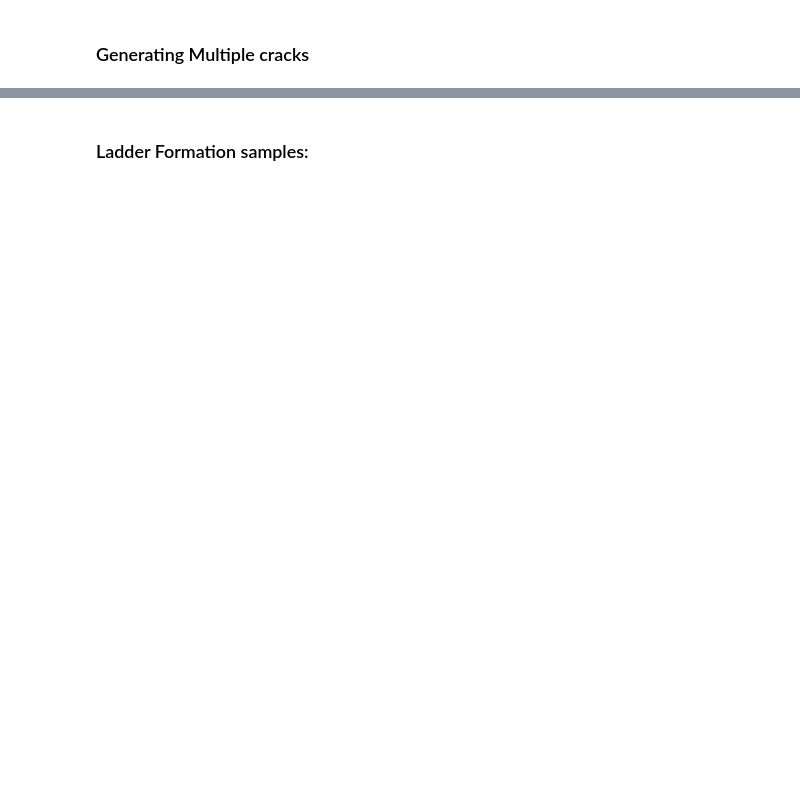
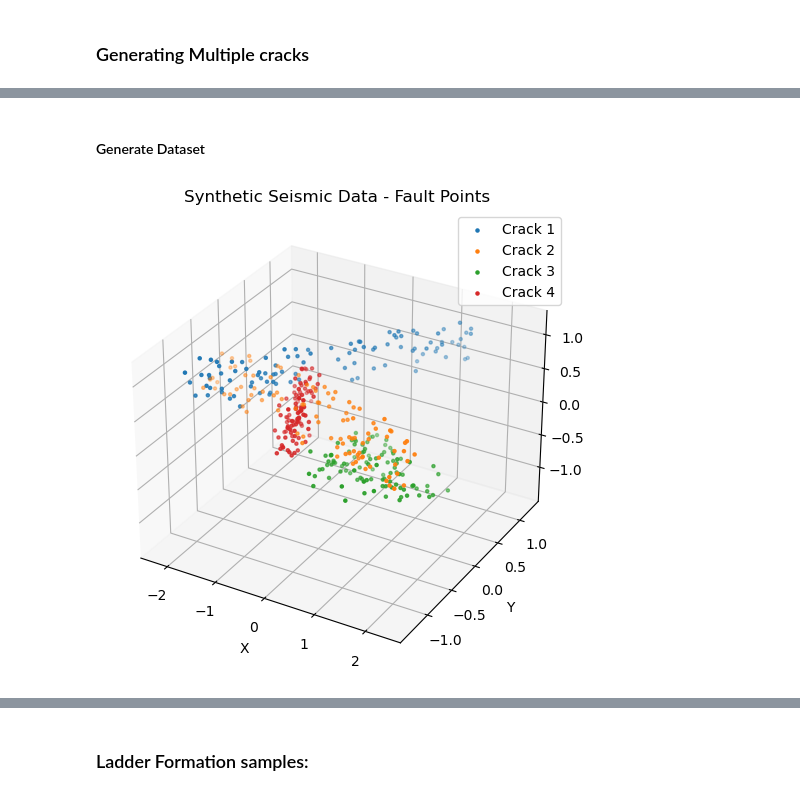
Before and after one commit to samhouliston/DSL_Quake_Fault_Reconstruction, a Jupyter notebook: synthetics/synthetic_data.ipynb, the cells around one changed output, grey strips where cells are left out. Drawn from its saved outputs; the diff is of its cells as text; code cells hidden in the pictures; blank space fills up the shorter version.

```diff
--- a/synthetics/synthetic_data.ipynb
+++ b/synthetics/synthetic_data.ipynb
@@ -471,0 +605,8 @@ multi_interactive_plot(cracks_points_list, [-5,5], [-5,5], [-5,5])
+# %% [markdown]
+#### Generate Dataset
+# %%
+max_clusters = 6
+cracks_points_list = generate_dataset(max_clusters)
+multi_static_plot(cracks_points_list)
+# %% [output]
+[figure, added]
```
Also changed, not shown: parts of 13 cells of this notebook.
